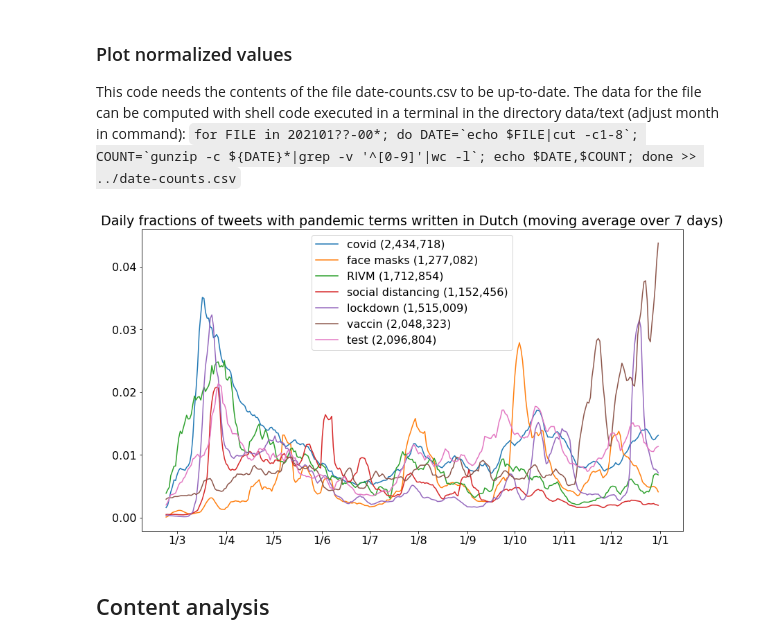
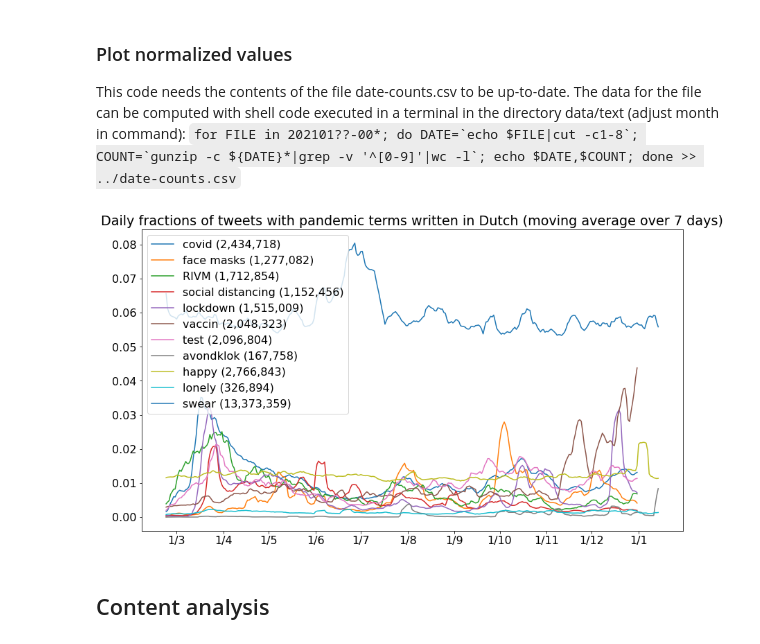
Before and after one commit to puregome/notebooks, a Jupyter notebook: tweet-counts.ipynb, the cells around one changed output. Saved outputs shown, nothing was run; the diff lists cells and outputs as text; code cells hidden in the pictures.

```diff
--- a/tweet-counts.ipynb
+++ b/tweet-counts.ipynb
@@ -154,6 +171,11 @@ distance = readCounts(DISTANCE)
 lockdown = readCounts(LOCKDOWN)
 vaccin = readCounts(VACCIN)
 test = readCounts(TEST)
+ik = readCounts(IK)
+avondklok = readCounts("avondklok")
+happy = readCounts(HAPPY)
+lonely = readCounts(LONELY)
+swear = readCounts(SWEAR)
 # %%
 def deleteLastElement(myDict):
     if myDict: del(myDict[list(myDict.keys())[-1]])
@@ -201,10 +223,10 @@ if True:
 # %%
-data = ik
+data = happy
 monthCounts = {}
 for date in data:
     month = str(date)[0:6]
     if not month in monthCounts: monthCounts[month] = 0
     monthCounts[month] += data[date]
 monthCounts["total"] = sum(monthCounts.values())
-monthCounts
+sum([monthCounts[month] for month in monthCounts if re.search("^2020", month)])
 # %% [output]
@@ -341,6 +376,10 @@ lockdownNorm = normalize(dateCounts,lockdown)
 vaccinNorm = normalize(dateCounts,vaccin)
 testNorm = normalize(dateCounts,test)
 ikNorm = normalize(dateCounts,ik)
+avondklokNorm = normalize(dateCounts,avondklok)
+happyNorm = normalize(dateCounts,happy)
+lonelyNorm = normalize(dateCounts,lonely)
+swearNorm = normalize(dateCounts,swear)
 
 rivmNorm7 = {list(rivmNorm.keys())[i]:summarize(rivmNorm,i,WEEKLENGTH) for i in range(0,len(rivmNorm))}
 coronaNorm7 = {list(coronaNorm.keys())[i]:summarize(coronaNorm,i,WEEKLENGTH) for i in range(0,len(coronaNorm))}
@@ -352,26 +391,34 @@ lockdownNorm7 = {list(lockdownNorm.keys())[i]:summarize(lockdownNorm,i,WEEKLENGT
 vaccinNorm7 = {list(vaccinNorm.keys())[i]:summarize(vaccinNorm,i,WEEKLENGTH) for i in range(0,len(vaccinNorm))}
 testNorm7 = {list(testNorm.keys())[i]:summarize(testNorm,i,WEEKLENGTH) for i in range(0,len(testNorm))}
 ikNorm7 = {list(ikNorm.keys())[i]:summarize(ikNorm,i,WEEKLENGTH) for i in range(0,len(ikNorm))}
+avondklokNorm7 = {list(avondklokNorm.keys())[i]:summarize(avondklokNorm,i,WEEKLENGTH) for i in range(0,len(avondklokNorm))}
+happyNorm7 = {list(happyNorm.keys())[i]:summarize(happyNorm,i,WEEKLENGTH) for i in range(0,len(happyNorm))}
+lonelyNorm7 = {list(lonelyNorm.keys())[i]:summarize(lonelyNorm,i,WEEKLENGTH) for i in range(0,len(lonelyNorm))}
+swearNorm7 = {list(swearNorm.keys())[i]:summarize(swearNorm,i,WEEKLENGTH) for i in range(0,len(swearNorm))}
 # %%
 plt.figure(figsize=(14,8))
 ax2 = plt.subplot(111)
 #ax2.plot_date(stringArrayToDates(topicNorm7.keys()),list(topicNorm7.values()),xdate=True,fmt="-",label=makeLabel("topic",topic))
 #ax2.plot_date(stringArrayToDates(coronaNorm7.keys()),list(coronaNorm7.values()),xdate=True,fmt="-",label=makeLabel("corona",corona))
 ax2.plot_date(stringArrayToDates(covidNorm7.keys()),list(covidNorm7.values()),xdate=True,fmt="-",label=makeLabel("covid",covid))
 ax2.plot_date(stringArrayToDates(mondkapjeNorm7.keys()),list(mondkapjeNorm7.values()),xdate=True,fmt="-",label=makeLabel("mondkapje",mondkapje))
 ax2.plot_date(stringArrayToDates(rivmNorm7.keys()),list(rivmNorm7.values()),xdate=True,fmt="-",label=makeLabel("rivm",rivm))
 ax2.plot_date(stringArrayToDates(distanceNorm7.keys()),list(distanceNorm7.values()),xdate=True,fmt="-",label=makeLabel("distance",distance))
 ax2.plot_date(stringArrayToDates(lockdownNorm7.keys()),list(lockdownNorm7.values()),xdate=True,fmt="-",label=makeLabel(LOCKDOWN,lockdown))
 ax2.plot_date(stringArrayToDates(vaccinNorm7.keys()),list(vaccinNorm7.values()),xdate=True,fmt="-",label=makeLabel(VACCIN,vaccin))
 ax2.plot_date(stringArrayToDates(testNorm7.keys()),list(testNorm7.values()),xdate=True,fmt="-",label=makeLabel(TEST,test))
 #ax2.plot_date(stringArrayToDates(ikNorm7.keys()),list(ikNorm7.values()),xdate=True,fmt="-",label=makeLabel(IK,ik))
+ax2.plot_date(stringArrayToDates(avondklokNorm7.keys()),list(avondklokNorm7.values()),xdate=True,fmt="-",label=makeLabel("avondklok",avondklok))
+ax2.plot_date(stringArrayToDates(happyNorm7.keys()),list(happyNorm7.values()),xdate=True,fmt="-",label=makeLabel("happy",happy))
+ax2.plot_date(stringArrayToDates(lonelyNorm7.keys()),list(lonelyNorm7.values()),xdate=True,fmt="-",label=makeLabel("lonely",lonely))
+ax2.plot_date(stringArrayToDates(swearNorm7.keys()),list(swearNorm7.values()),xdate=True,fmt="-",label=makeLabel("swear",swear))
 
 ax2.xaxis.set_major_formatter(mdates.DateFormatter("%-d/%-m"))
 plt.title("Daily fractions of tweets with pandemic terms written in Dutch (moving average over 7 days)")
 #plt.xticks([datetime.strptime(d,DATEFORMATPLOT) for d in "20200301 20200401 20200501 20200601 20200701 20200801 20200901 20201001 20201101".split()])
 dummy = ax2.legend()
 # %% [output]
-[figure, old version]
+[figure, new version]
 # %% [markdown]
 ## Content analysis
 # %%
```
Also changed, not shown: parts of 6 cells of this notebook, 1 other file.
